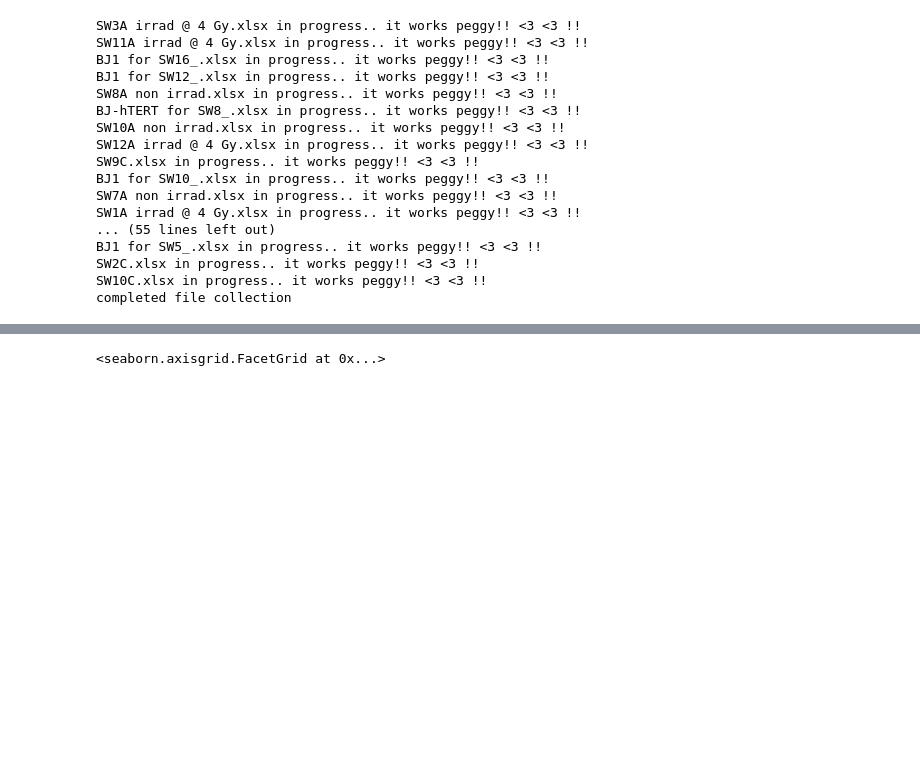
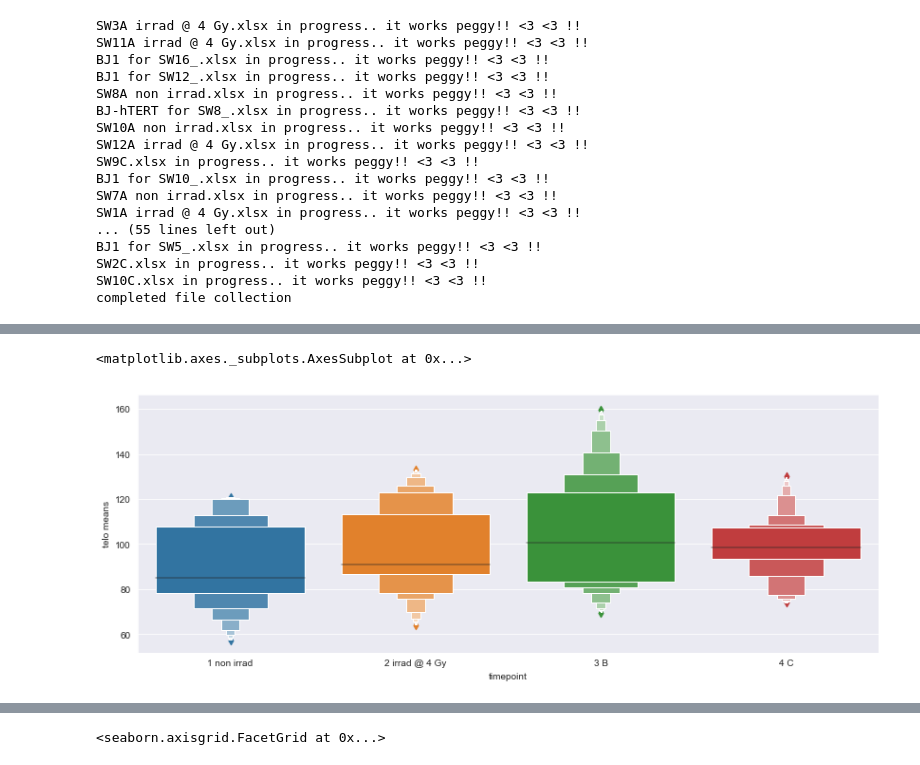
Before and after one commit to Jared-Luxton/radiation-therapy-machine-learning, a Jupyter notebook: RADIATION-SENSITIVITY-telos-chromosomes.ipynb, the cells around one changed output, grey strips where cells are left out. Cells and saved outputs as stored; diff of their text form; code cells hidden in the pictures; blank space fills up the shorter version.

```diff
--- a/RADIATION-SENSITIVITY-telos-chromosomes.ipynb
+++ b/RADIATION-SENSITIVITY-telos-chromosomes.ipynb
@@ -544,0 +603,8 @@ plt.show()
+# %%
+fig = plt.figure(figsize=(14,5))
+sns.boxenplot(x='timepoint',y='telo means', data=all_patients_df)
+
+### Telomere means of all patients grouped by timepoint
+# %% [output]
+<matplotlib.axes._subplots.AxesSubplot at 0x...>
+[figure, added]
```
Also changed, not shown: parts of 54 cells of this notebook.
